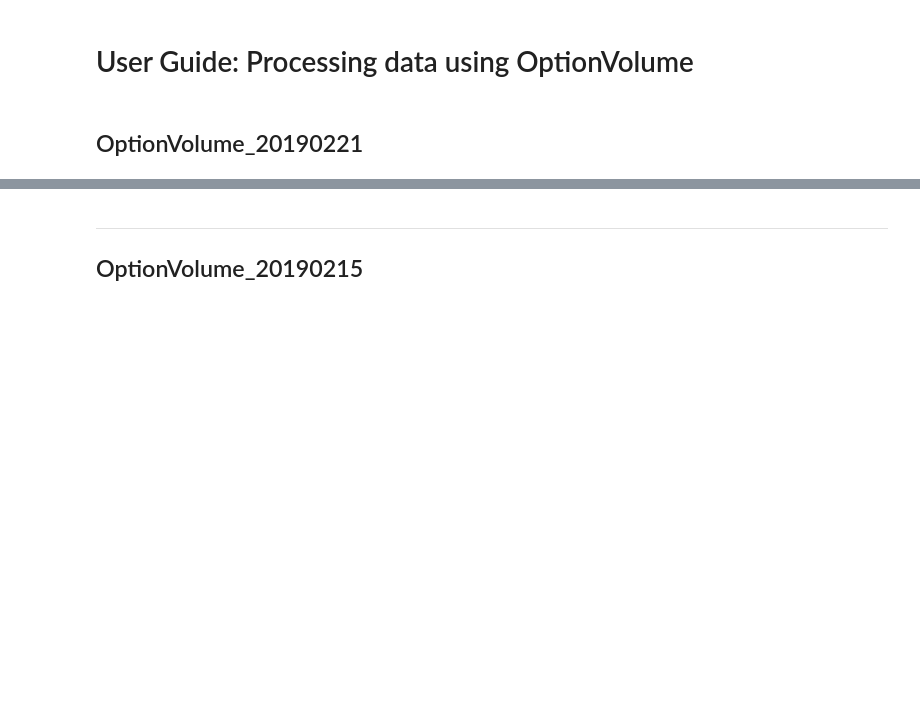
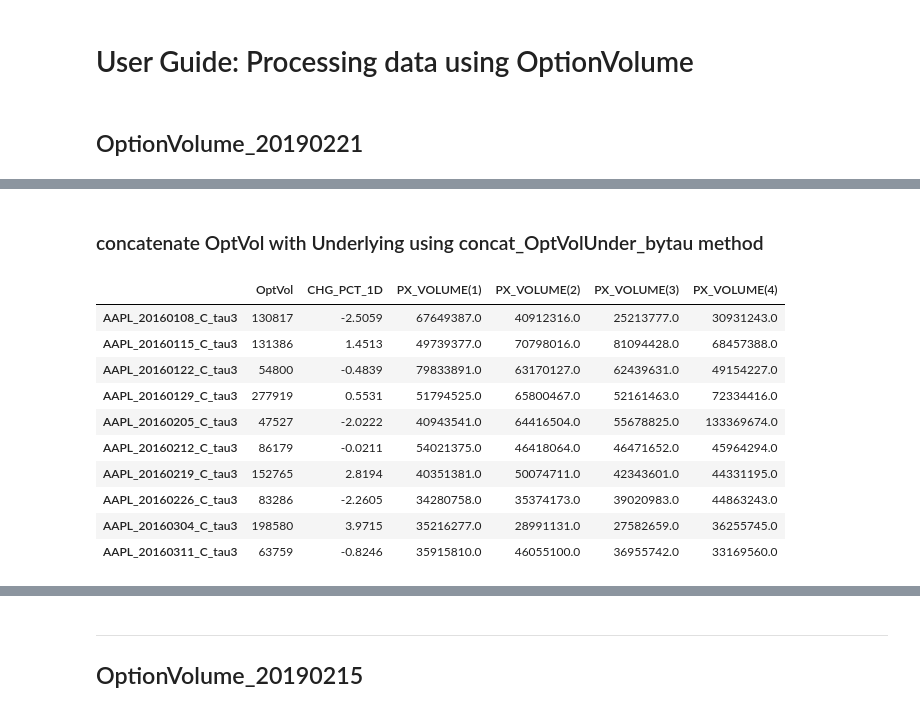
Before and after one commit to YaxunYang/CTC_vol, a Jupyter notebook: code/User Guide Processing data using OptionVolume.ipynb, the cells around one changed output, grey strips where cells are left out. Saved outputs shown, nothing was run; the diff lists cells and outputs as text; code cells hidden in the pictures; blank space fills up the shorter version.

Commit message:
Update OptionVolume_20190221 for new features, see User Guide for more details

```diff
--- a/code/User Guide Processing data using OptionVolume.ipynb
+++ b/code/User Guide Processing data using OptionVolume.ipynb
@@ -114,0 +161,28 @@ ValueError: No None data expired at 02/25/19 was found, formatting option volume
+# %% [markdown]
+### concatenate OptVol with Underlying using concat_OptVolUnder_bytau method
+# %%
+Calls = obj.get_volume(call_put='C')
+Puts = obj.get_volume(call_put='P')
+# %%
+# read underlying data
+Underlying = pd.read_excel('../data/AAPL_SP_DATA.xlsx',sheet_name='Sheet3',header=0,skiprows=1,index_col=0)
+# %%
+CallsUnder_bytaus = obj.concat_OptVolUnder_bytau(Calls,Underlying,taus=3,
+        data_columes=['OptVol','CHG_PCT_1D','PX_VOLUME(1,2,3,4)'])
+
+PutsUnder_bytaus = obj.concat_OptVolUnder_bytau(Puts,Underlying,taus=range(5),
+        data_columes=['PX_VOLUME(1,4)','VOLATILITY_180D(1)'])
+# %%
+CallsUnder_bytaus.head(10)
+# %% [output]
+|  | OptVol | CHG_PCT_1D | PX_VOLUME(1) | PX_VOLUME(2) | PX_VOLUME(3) | PX_VOLUME(4) |
+| AAPL_20160108_C_tau3 | 130817 | -2.5059 | 67649387.0 | 40912316.0 | 25213777.0 | 30931243.0 |
+| AAPL_20160115_C_tau3 | 131386 | 1.4513 | 49739377.0 | 70798016.0 | 81094428.0 | 68457388.0 |
+| AAPL_20160122_C_tau3 | 54800 | -0.4839 | 79833891.0 | 63170127.0 | 62439631.0 | 49154227.0 |
+| AAPL_20160129_C_tau3 | 277919 | 0.5531 | 51794525.0 | 65800467.0 | 52161463.0 | 72334416.0 |
+| AAPL_20160205_C_tau3 | 47527 | -2.0222 | 40943541.0 | 64416504.0 | 55678825.0 | 133369674.0 |
+| AAPL_20160212_C_tau3 | 86179 | -0.0211 | 54021375.0 | 46418064.0 | 46471652.0 | 45964294.0 |
+| AAPL_20160219_C_tau3 | 152765 | 2.8194 | 40351381.0 | 50074711.0 | 42343601.0 | 44331195.0 |
+| AAPL_20160226_C_tau3 | 83286 | -2.2605 | 34280758.0 | 35374173.0 | 39020983.0 | 44863243.0 |
+| AAPL_20160304_C_tau3 | 198580 | 3.9715 | 35216277.0 | 28991131.0 | 27582659.0 | 36255745.0 |
+| AAPL_20160311_C_tau3 | 63759 | -0.8246 | 35915810.0 | 46055100.0 | 36955742.0 | 33169560.0 |
```
Also changed, not shown: parts of 27 cells of this notebook, 2 other files.
